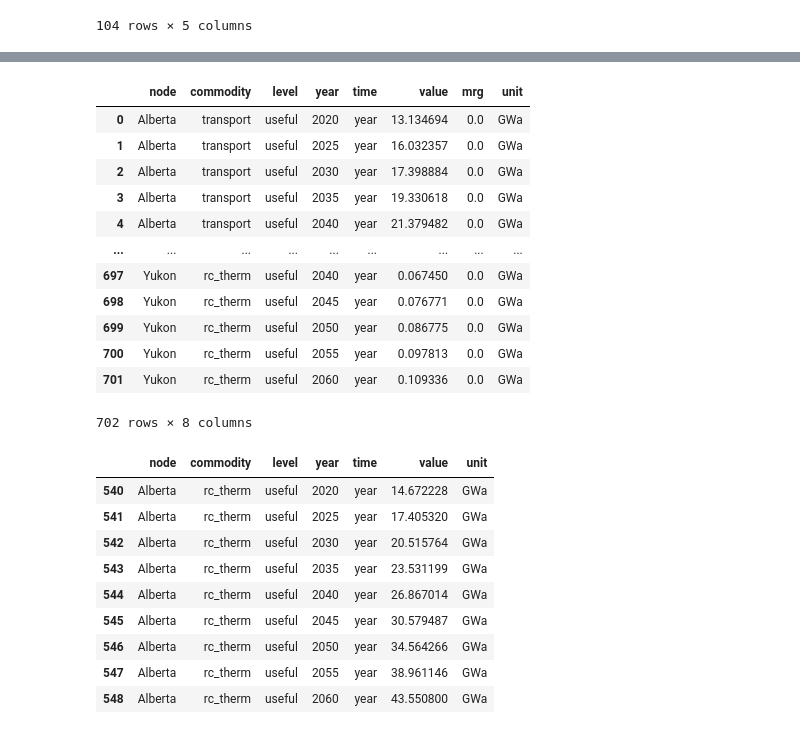
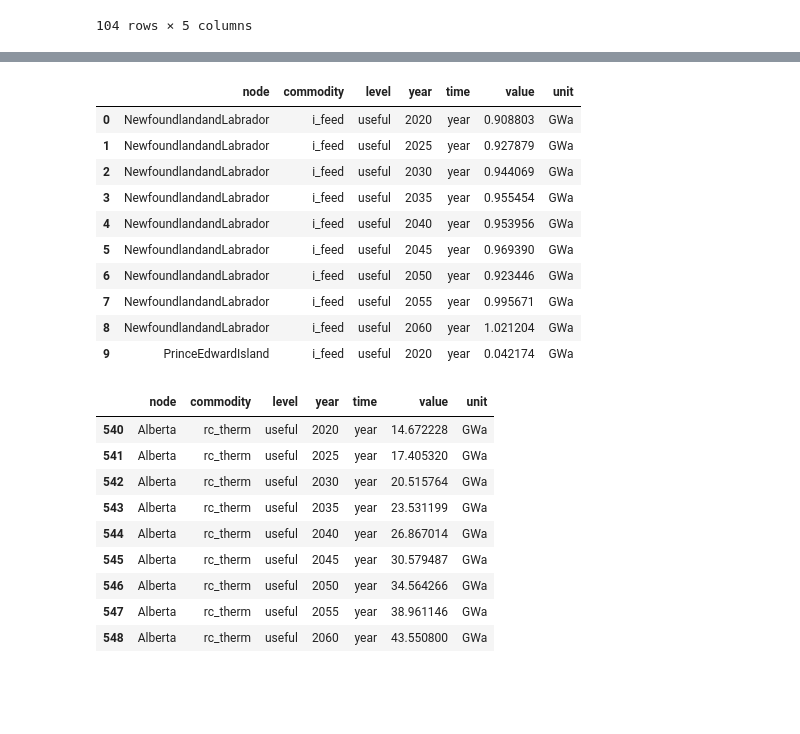
Before and after one commit to awais307/message-ix-canada, a Jupyter notebook: model/notebooks/development_netzero.ipynb, the cells around one changed output, grey strips where cells are left out. Drawn from its saved outputs; the diff is of its cells as text; code cells hidden in the pictures; blank space fills up the shorter version.

```diff
--- a/model/notebooks/development_netzero.ipynb
+++ b/model/notebooks/development_netzero.ipynb
@@ -252,0 +259,2 @@ msg.remove_par('bound_emission',df)
+# %%
+msg_scenario.add_par('bound_activity_lo', df_remove)
@@ -252,0 +265,4 @@ msg.remove_par('bound_emission',df)
+# %%
+df = pd.read_csv('/Users/muhammadawais/Documents/GitHub/message-ix-canada/model/scenarios/netzero/updated_obps_NetZero_fix_cost.csv')
+# %%
+msg_scenario.add_par('fix_cost', df)
@@ -258,18 +298,2 @@ msg_scenario.solve(solve_options={'barcrossalg': '2','lpmethod':'1'}, case=caseN
 # %%
 df = msg.var("DEMAND").rename(columns={"lvl": "value"}).assign(unit="GWa")
-# %%
-df
-# %% [output]
-|  | node | commodity | level | year | time | value | mrg | unit |
-| 0 | Alberta | transport | useful | 2020 | year | 13.134694 | 0.0 | GWa |
-| 1 | Alberta | transport | useful | 2025 | year | 16.032357 | 0.0 | GWa |
-| 2 | Alberta | transport | useful | 2030 | year | 17.398884 | 0.0 | GWa |
-| 3 | Alberta | transport | useful | 2035 | year | 19.330618 | 0.0 | GWa |
-| 4 | Alberta | transport | useful | 2040 | year | 21.379482 | 0.0 | GWa |
-| ... | ... | ... | ... | ... | ... | ... | ... | ... |
-| 697 | Yukon | rc_therm | useful | 2040 | year | 0.067450 | 0.0 | GWa |
-| 698 | Yukon | rc_therm | useful | 2045 | year | 0.076771 | 0.0 | GWa |
-| 699 | Yukon | rc_therm | useful | 2050 | year | 0.086775 | 0.0 | GWa |
-| 700 | Yukon | rc_therm | useful | 2055 | year | 0.097813 | 0.0 | GWa |
-| 701 | Yukon | rc_therm | useful | 2060 | year | 0.109336 | 0.0 | GWa |
-702 rows × 8 columns
@@ -275,0 +302,53 @@ df
+# %%
+
+
+data = msg_scenario.par('demand')
+# Loop through each unique combination of node and commodity
+nodes = data['node'].unique()
+commodities = data['commodity'].unique()
+
+# Define the reduction factors for the key years
+reduction_factors = {
+        2020: 1.0,    # No reduction in 2020
+        2030: 0.94,   # 6% reduction by 2030
+        2040: 0.87,    # 13% reduction by 2040
+        2050: 0.78,   # 18% reduction by 2050
+        2060: 0.8    # 20% reduction by 2060
+    }
+
+# Create a function to calculate the reduction factor for any given year
+def calculate_reduction_factor(year):
+    if year in reduction_factors:
+        return reduction_factors[year]
+    else:
+        # Linear interpolation
+        if year < 2050:
+            return 1.0 + (0.82 - 1.0) * (year - 2020) / (2050 - 2020)
+        else:
+            return 0.82 + (0.80 - 0.82) * (year - 2050) / (2060 - 2050)
+
+# Function to apply reduction
+def apply_reduction(group):
+    for index, row in group.iterrows():
+        year = row['year']
+        reduction_factor = calculate_reduction_factor(year)
+        group.at[index, 'value'] = row['value'] * reduction_factor
+    return group
+
+# Apply the reduction to each combination of node and commodity
+for node in nodes:
+    for commodity in commodities:
+        mask = (data['node'] == node) & (data['commodity'] == commodity)
+        data.loc[mask] = apply_reduction(data.loc[mask])
+# %% [output]
+|  | node | commodity | level | year | time | value | unit |
+| 0 | NewfoundlandandLabrador | i_feed | useful | 2020 | year | 0.908803 | GWa |
+| 1 | NewfoundlandandLabrador | i_feed | useful | 2025 | year | 0.927879 | GWa |
+| 2 | NewfoundlandandLabrador | i_feed | useful | 2030 | year | 0.944069 | GWa |
+| 3 | NewfoundlandandLabrador | i_feed | useful | 2035 | year | 0.955454 | GWa |
+| 4 | NewfoundlandandLabrador | i_feed | useful | 2040 | year | 0.953956 | GWa |
+| 5 | NewfoundlandandLabrador | i_feed | useful | 2045 | year | 0.969390 | GWa |
+| 6 | NewfoundlandandLabrador | i_feed | useful | 2050 | year | 0.923446 | GWa |
+| 7 | NewfoundlandandLabrador | i_feed | useful | 2055 | year | 0.995671 | GWa |
+| 8 | NewfoundlandandLabrador | i_feed | useful | 2060 | year | 1.021204 | GWa |
+| 9 | PrinceEdwardIsland | i_feed | useful | 2020 | year | 0.042174 | GWa |
```
Also changed, not shown: parts of 11 cells of this notebook, 33 other files.
